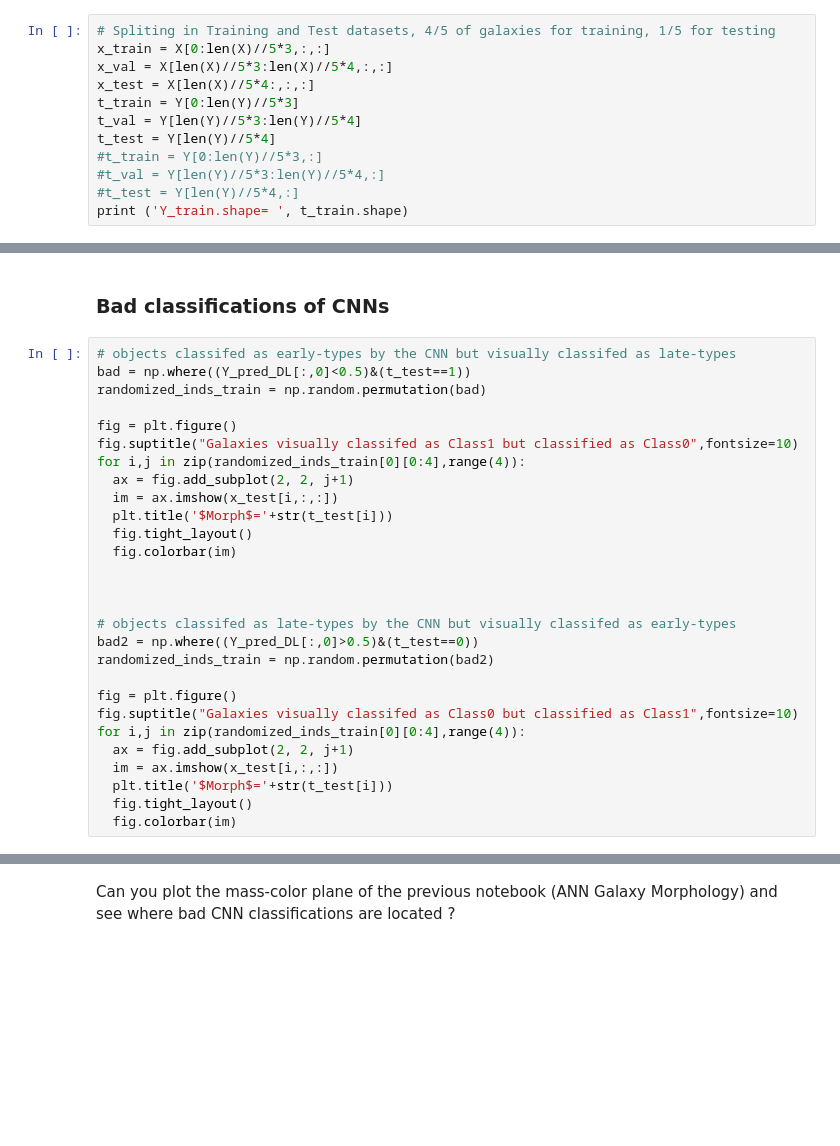
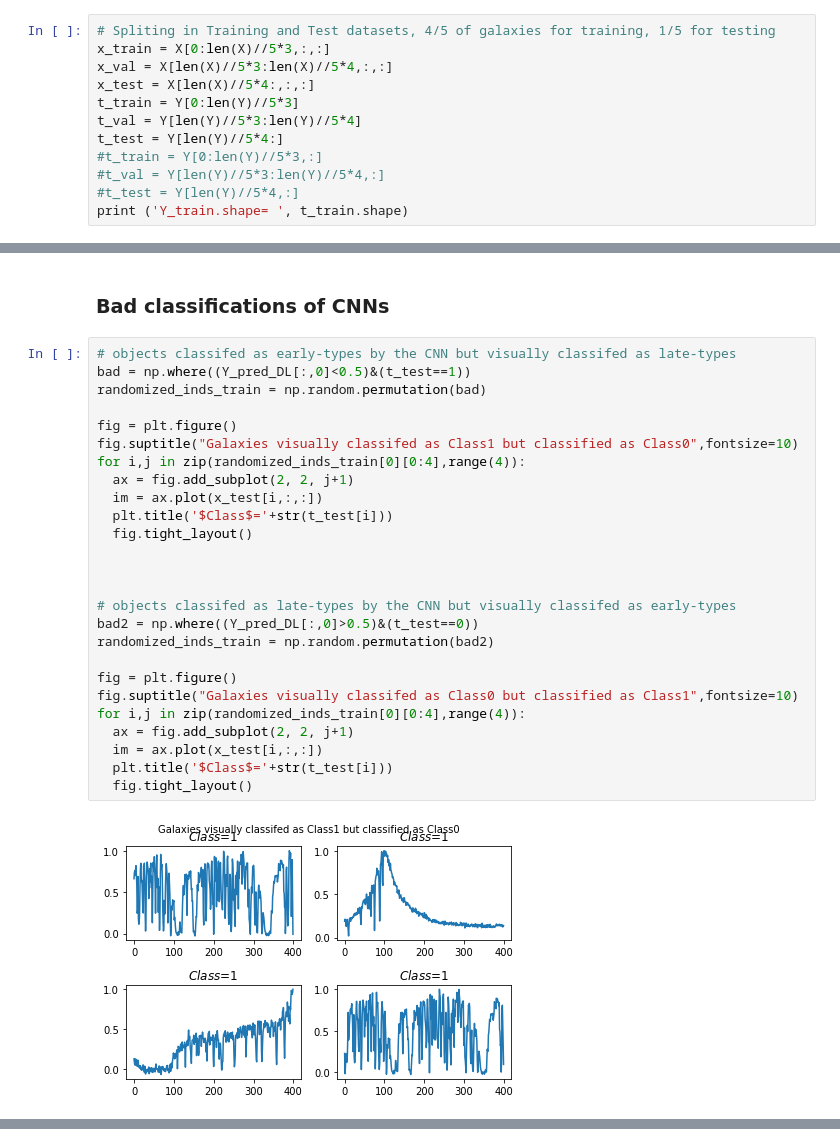
Before and after one commit to moonlovist/ML_DLA, a Jupyter notebook: DLA_1D_CNN_ting.ipynb, the cells around one changed output, grey strips where cells are left out. Drawn from its saved outputs; the diff is of its cells as text; blank space fills up the shorter version.

```diff
--- a/DLA_1D_CNN_ting.ipynb
+++ b/DLA_1D_CNN_ting.ipynb
@@ -117,7 +114,7 @@ x_val = X[len(X)//5*3:len(X)//5*4,:,:]
 x_test = X[len(X)//5*4:,:,:]
 t_train = Y[0:len(Y)//5*3]
 t_val = Y[len(Y)//5*3:len(Y)//5*4]
-t_test = Y[len(Y)//5*4]
+t_test = Y[len(Y)//5*4:]
 #t_train = Y[0:len(Y)//5*3,:]
 #t_val = Y[len(Y)//5*3:len(Y)//5*4,:]
 #t_test = Y[len(Y)//5*4,:]
@@ -369,28 +374,28 @@ The follwing cells visualize some random examples of bad classifications in orde
 # %%
 # objects classifed as early-types by the CNN but visually classifed as late-types
 bad = np.where((Y_pred_DL[:,0]<0.5)&(t_test==1))
 randomized_inds_train = np.random.permutation(bad)
 
 fig = plt.figure()
 fig.suptitle("Galaxies visually classifed as Class1 but classified as Class0",fontsize=10)
 for i,j in zip(randomized_inds_train[0][0:4],range(4)):
   ax = fig.add_subplot(2, 2, j+1)
-  im = ax.imshow(x_test[i,:,:])
-  plt.title('$Morph$='+str(t_test[i]))
+  im = ax.plot(x_test[i,:,:])
+  plt.title('$Class$='+str(t_test[i]))
   fig.tight_layout()
-  fig.colorbar(im)
 
 
 
 # objects classifed as late-types by the CNN but visually classifed as early-types
 bad2 = np.where((Y_pred_DL[:,0]>0.5)&(t_test==0))
 randomized_inds_train = np.random.permutation(bad2)
 
 fig = plt.figure()
 fig.suptitle("Galaxies visually classifed as Class0 but classified as Class1",fontsize=10)
 for i,j in zip(randomized_inds_train[0][0:4],range(4)):
   ax = fig.add_subplot(2, 2, j+1)
-  im = ax.imshow(x_test[i,:,:])
-  plt.title('$Morph$='+str(t_test[i]))
+  im = ax.plot(x_test[i,:,:])
+  plt.title('$Class$='+str(t_test[i]))
   fig.tight_layout()
-  fig.colorbar(im)
+# %% [output]
+[figure, added]
@@ -397,2 +402,0 @@ for i,j in zip(randomized_inds_train[0][0:4],range(4)):
-# %% [markdown]
-Can you plot the mass-color plane of the previous notebook (ANN Galaxy Morphology) and see where bad CNN classifications are located ?
```
Also changed, not shown: parts of 8 cells of this notebook.
